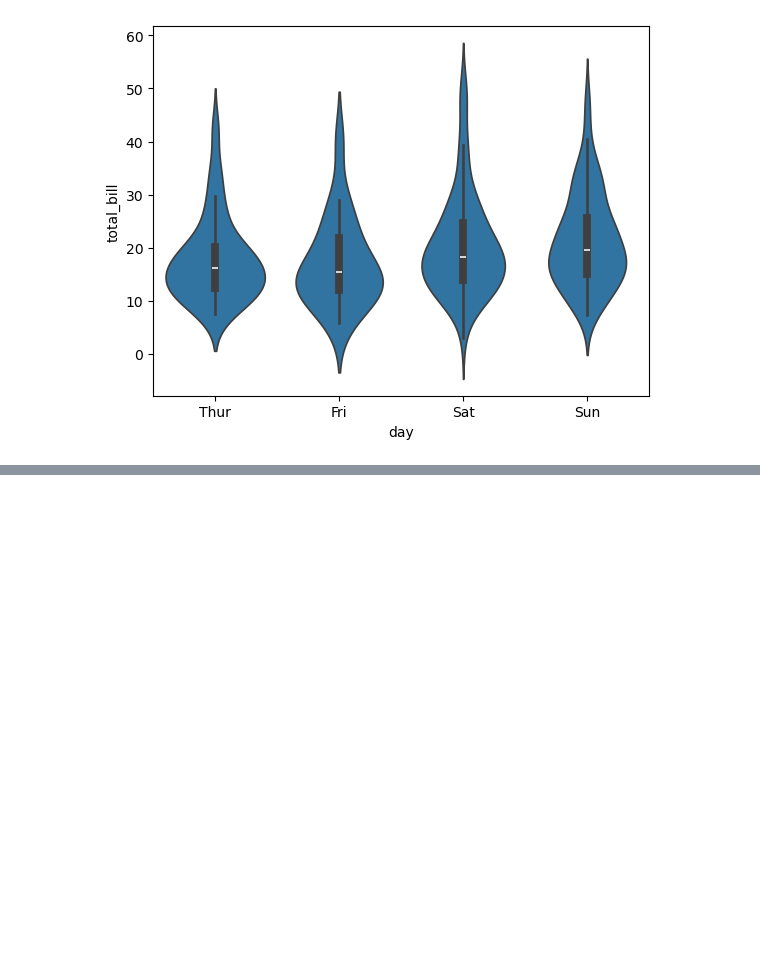
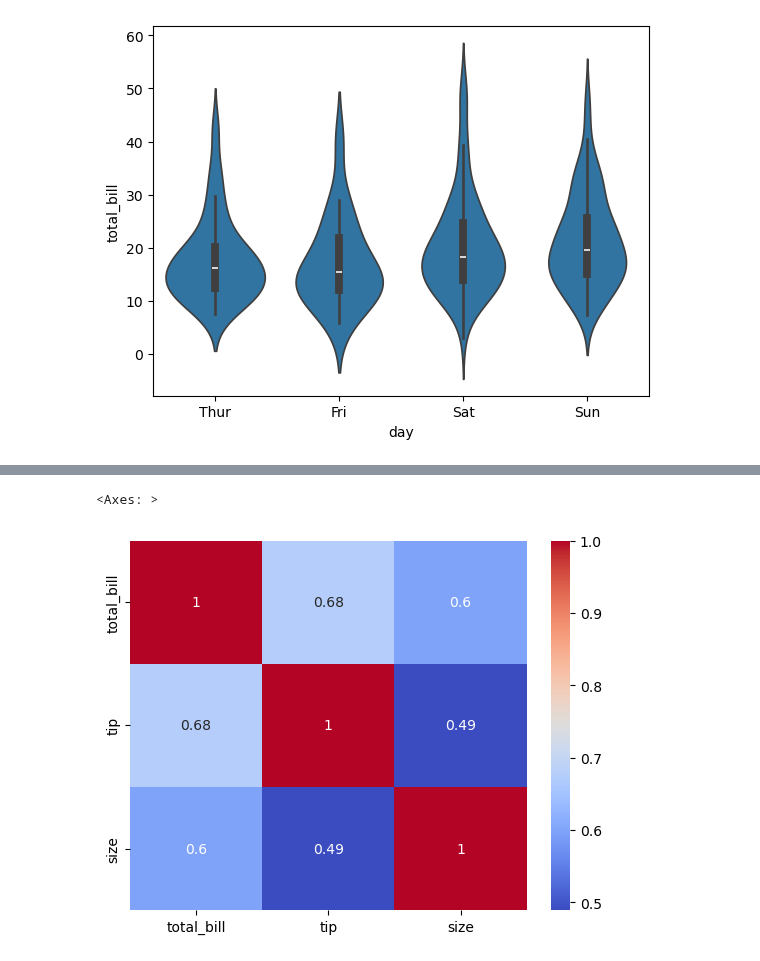
Before and after one commit to vaibhavgaikwad2/Machine-learning-course, a Jupyter notebook: 1)Notes/10-Data Analysis/Seaborn.ipynb, the cells around one changed output, grey strips where cells are left out. Drawn from its saved outputs; the diff is of its cells as text; code cells hidden in the pictures; blank space fills up the shorter version.

```diff
--- a/1)Notes/10-Data Analysis/Seaborn.ipynb
+++ b/1)Notes/10-Data Analysis/Seaborn.ipynb
@@ -65,0 +88,5 @@ sns.violinplot(x='day',y='total_bill',data=tips)
+# %%
+sns.heatmap(correlation,annot=True,cmap='coolwarm')
+# %% [output]
+<Axes: >
+[figure, added]
```
Also changed, not shown: parts of 3 cells of this notebook.
